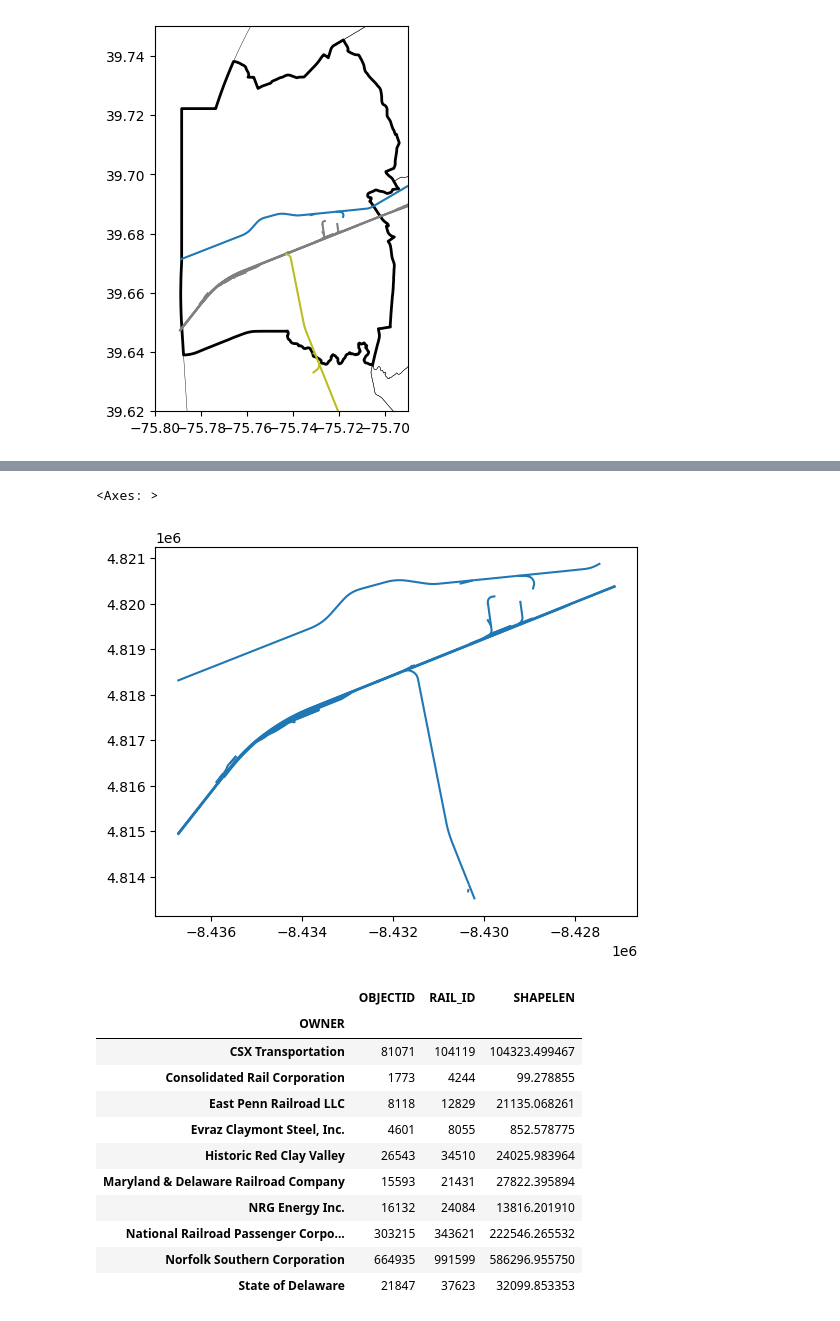
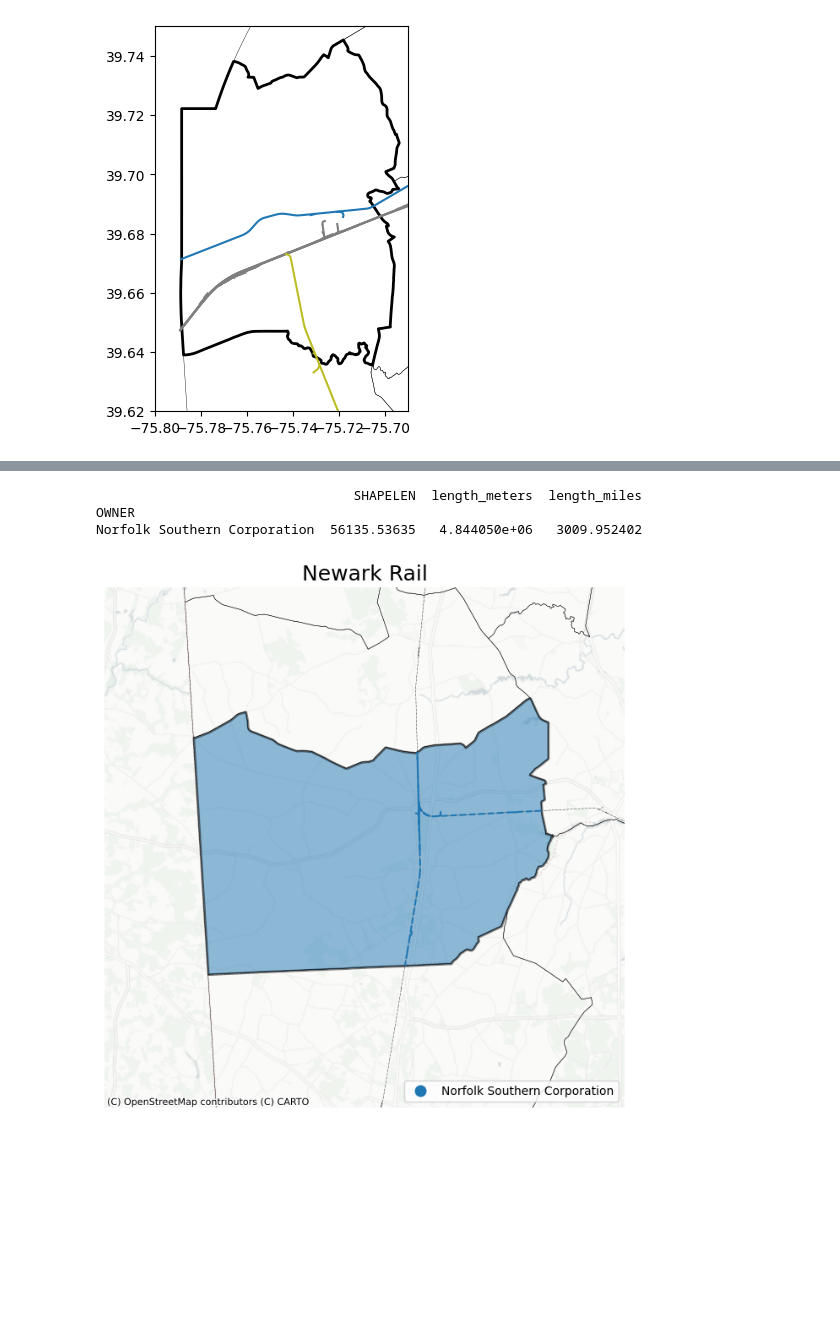
Before and after one commit to ReidelVichot/DEFreightProfiles, a Jupyter notebook: Roads_Tracks.ipynb, the cells around one changed output, grey strips where cells are left out. Drawn from its saved outputs; the diff is of its cells as text; code cells hidden in the pictures; blank space fills up the shorter version.

```diff
--- a/Roads_Tracks.ipynb
+++ b/Roads_Tracks.ipynb
@@ -72,21 +94,40 @@ intersection.length.sum()
-# %%
-ccd = ccd.to_crs(rail.crs)
-gpd.overlay(rail, ccd[ccd["NAME"]=="Newark"], how="intersection").plot()
-# %% [output]
-<Axes: >
-[figure, removed]
-# %%
-rail.groupby("OWNER").sum(numeric_only=True)
-# %% [output]
-|  | OBJECTID | RAIL_ID | SHAPELEN |
-| OWNER |  |  |  |
-| CSX Transportation | 81071 | 104119 | 104323.499467 |
-| Consolidated Rail Corporation | 1773 | 4244 | 99.278855 |
-| East Penn Railroad LLC | 8118 | 12829 | 21135.068261 |
-| Evraz Claymont Steel, Inc. | 4601 | 8055 | 852.578775 |
-| Historic Red Clay Valley | 26543 | 34510 | 24025.983964 |
-| Maryland & Delaware Railroad Company | 15593 | 21431 | 27822.395894 |
-| NRG Energy Inc. | 16132 | 24084 | 13816.201910 |
-| National Railroad Passenger Corpo... | 303215 | 343621 | 222546.265532 |
-| Norfolk Southern Corporation | 664935 | 991599 | 586296.955750 |
-| State of Delaware | 21847 | 37623 | 32099.853353 |
+# %%
+import contextily as cx
+
+CCD = "Harrington"
+resol = 20000
+x_low = ccd[ccd["NAME"]==CCD].centroid.x.values[0] - resol
+x_high = ccd[ccd["NAME"]==CCD].centroid.x.values[0] + resol
+y_low = ccd[ccd["NAME"]==CCD].centroid.y.values[0] - resol
+y_high = ccd[ccd["NAME"]==CCD].centroid.y.values[0] + resol
+
+fig, ax = plt.subplots(figsize=(8,8))
+
+plt.title("Newark Rail", fontdict={"fontsize":18})
+
+ccd.plot(facecolor = "none", lw = 0.3, ax=ax)
+ccd[ccd["NAME"]==CCD].plot(alpha=0.5, edgecolor="k", lw = 2 , ax=ax)
+rail.to_crs(ccd.crs).plot(color="k", linestyle="-.", lw = 0.3, ax=ax)
+ccd = ccd.to_crs(rail.crs)
+gpd.overlay(rail, ccd[ccd["NAME"]==CCD],
+            how="intersection").plot("OWNER",
+                                     linestyle="--", ax=ax,
+                                     legend=True,
+                                     legend_kwds={'loc':"lower right"})
+
+ax.set_xlim(x_low, x_high)
+ax.set_ylim(y_low, y_high)
+ax.set_axis_off()
+
+cx.add_basemap(ax, source=cx.providers.CartoDB.PositronNoLabels)
+fig.show()
+
+ccd = ccd.to_crs(rail.crs)
+ccd["length_meters"] = ccd.length
+ccd["length_miles"] = ccd.length_meters * 0.000621371
+print(gpd.overlay(rail, ccd[ccd["NAME"]== CCD], how="intersection").groupby("OWNER").sum(numeric_only = True)[["SHAPELEN","length_meters", "length_miles"]])
+# %% [output]
+                                 SHAPELEN  length_meters  length_miles
+OWNER
+Norfolk Southern Corporation  56135.53635   4.844050e+06   3009.952402
+[figure, added]
```
Also changed, not shown: parts of 3 cells of this notebook.
